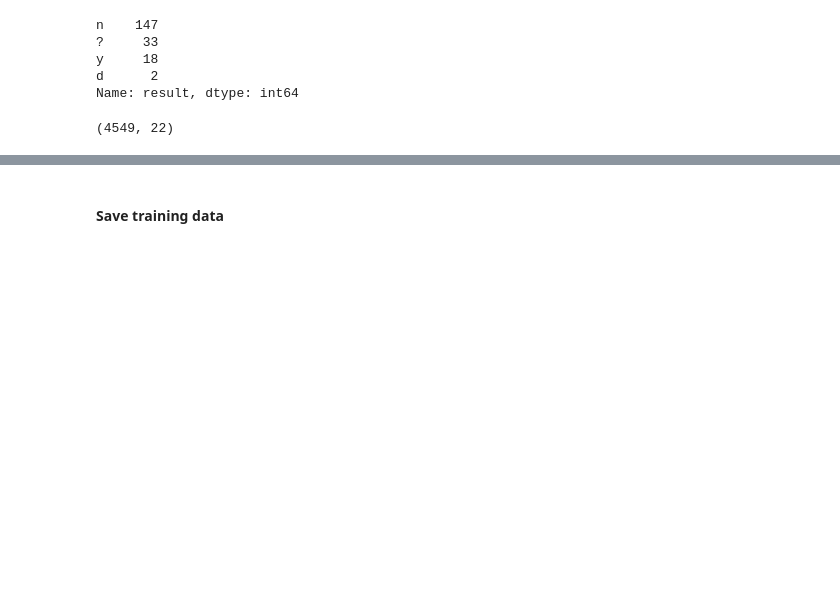
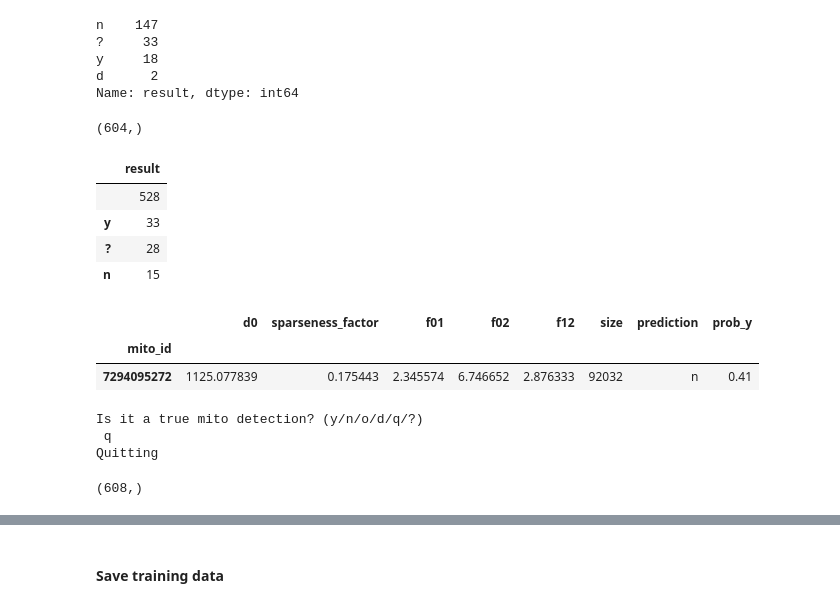
Before and after one commit to stuarteberg/mito-proofreading-analysis, a Jupyter notebook: roi-subvol-annotations/mito-point-visualization.ipynb, the cells around one changed output, grey strips where cells are left out. Drawn from its saved outputs; the diff is of its cells as text; code cells hidden in the pictures; blank space fills up the shorter version.

```diff
--- a/roi-subvol-annotations/mito-point-visualization.ipynb
+++ b/roi-subvol-annotations/mito-point-visualization.ipynb
@@ -64,6 +64,9 @@ v.get_viewer_url().replace('bergs-lm4', 'localhost')
 # %%
 v11 = ('emdata4.int.janelia.org:8900', '20631f94c3f446d7864bc55bf515706e')
 v11_seg = (*v11, 'segmentation')
+
+# With auto-merged mito fragments, as determined in the 'mito-repair' workflow
+repaired_v11_seg = ('emdata4.int.janelia.org:8700', 'fd7f101496004278a9ac5cc5d1bfe30f', 'segmentation')
 
 mito_mask = ('emdata4.int.janelia.org:8900', '74069d6aead7436d932449c6749e9f5a', 'mito_20190717.46637005.combined') # new mask
 mito_mask_scale = 1
@@ -317,0 +361,17 @@ display(mito_stats_df['prediction'].value_counts().to_frame())
+# %%
+filtered_mito_stats_df = mito_stats_df.query('prediction == "y"').copy()
+del filtered_mito_stats_df['prediction']
+del filtered_mito_stats_df['prob_y']
+
+if 'point_body' in filtered_mito_stats_df:
+    del filtered_mito_stats_df['point_body']
+
+from datetime import datetime
+date = datetime.now().date().strftime("%Y%m%d")
+
+d = '/groups/flyem/data/scratchspace/flyemflows/mito/06-mitostats-20201002.225730'
+name = f'hemibrain-v1.1-neuprint-mito-stats-filtered-{date}'
+with open(f"{d}/{name}.pkl", 'wb') as f:
+    pickle.dump(filtered_mito_stats_df, f)
+
+filtered_mito_stats_df.to_csv(f"{d}/{name}.csv", index=True, header=True)
@@ -676,8 +734,22 @@ else:
 if True:
     proofread_detections(unexamined_sample_results, 'uncertain-sample-1.csv')
 # %%
-VAL = "n"
-sample = mito_stats_df.query('prediction == @VAL and total_size > 80_000 and total_size < 100_000').sample(frac=1)
-sample.shape
+sample = mito_stats_df.query('prediction == "n" and total_size > 80_000 and total_size < 100_000 and prob_y > 0.4 and roi_label != 0 and (voxel_class == 5 or voxel_class == 6)').sample(frac=1)
+large_negatives = pd.Series("", index=sample.index, name='result').rename_axis('mito_id')
+large_negatives.shape
 # %% [output]
-(4549, 22)
+(604,)
+# %%
+proofread_detections(large_negatives, 'large-negatives.csv')
+# %% [output]
+|  | result |
+|  | 528 |
+| y | 33 |
+| ? | 28 |
+| n | 15 |
+|  | d0 | sparseness_factor | f01 | f02 | f12 | size | prediction | prob_y |
+| mito_id |  |  |  |  |  |  |  |  |
+| 7294095272 | 1125.077839 | 0.175443 | 2.345574 | 6.746652 | 2.876333 | 92032 | n | 0.41 |
+Is it a true mito detection? (y/n/o/d/q/?)
+ q
+Quitting
@@ -683,0 +758,6 @@ sample.shape
+# %%
+sample = mito_stats_df.query('prediction == "y" and total_size > 80_000 and total_size < 100_000 and prob_y < 0.6 and roi_label != 0 and (voxel_class == 5 or voxel_class == 6)').sample(frac=1)
+large_uncertain_positives = pd.Series("", index=sample.index, name='result').rename_axis('mito_id')
+large_uncertain_positives.shape
+# %% [output]
+(608,)
```
Also changed, not shown: parts of 21 cells of this notebook.
